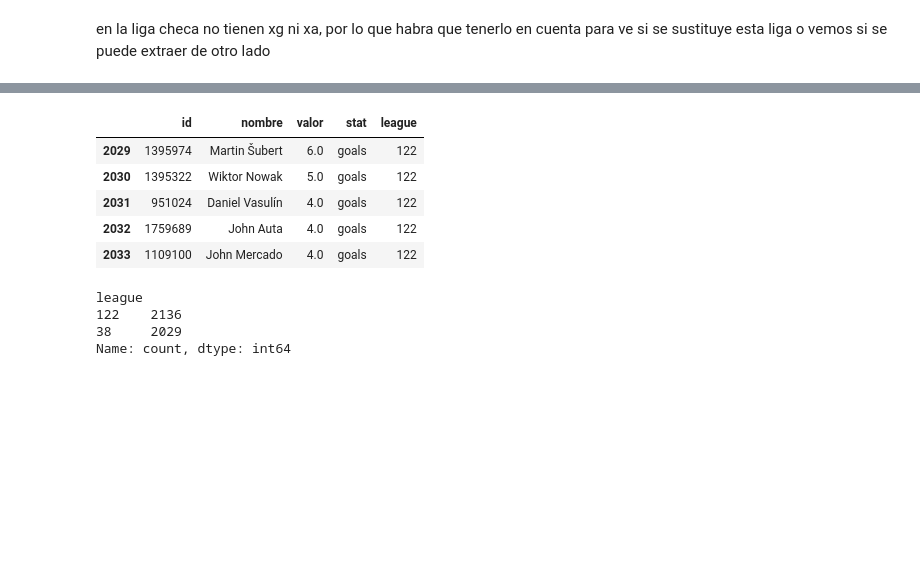
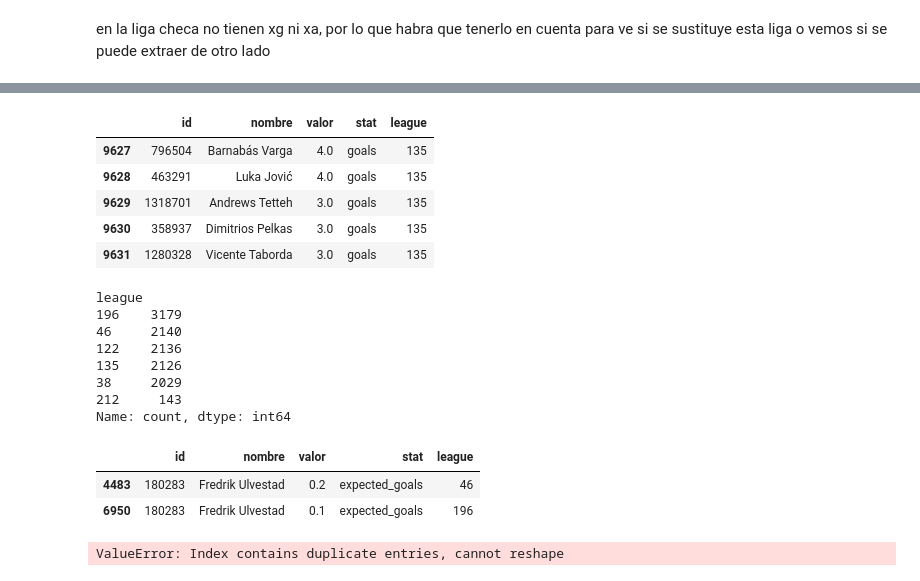
Before and after one commit to andres19197/Ghost-Scout, a Jupyter notebook: 02-GhostScout.ipynb, the cells around one changed output, grey strips where cells are left out. Saved outputs shown, nothing was run; the diff lists cells and outputs as text; code cells hidden in the pictures; blank space fills up the shorter version.

Commit message:
se agregan mas ligas y se avanza con la deduplicacion

```diff
--- a/02-GhostScout.ipynb
+++ b/02-GhostScout.ipynb
@@ -49,7 +75,11 @@ stat_name = ["goals", "goal_assist", "expected_goals", "expected_goalsontarget",
              , "accurate_long_balls", "poss_won_att_3rd", "defensive_contributions", "total_tackle", "interception",  "effective_clearance"]
 leagues = [
     {"id": 38, "season_id": 38611, "slug": "bundesliga-players"},
-    {"id": 122, "season_id": 38000, "slug": "1-liga-players"}
+    {"id": 122, "season_id": 38000, "slug": "1-liga-players"},
+    { "id": 46, "season_id": 35802, "slug": "superligaen-players"},
+    { "id": 212, "season_id": 38837, "slug": "nb-i-players"},
+    { "id": 196, "season_id": 37304, "slug": "ekstraklasa-player" },
+    { "id": 135, "season_id": 44734, "slug": "super-league-1-players" }
 ]
 build_id = "ZL64iOcIu6K0j4uv0G7J1"
 
@@ -125,19 +167,32 @@ en la liga checa no tienen xg ni xa, por lo que habra que tenerlo en cuenta para
 # %%
-df_datos_jugadores[df_datos_jugadores['league'] == 122].head()
+df_datos_jugadores[df_datos_jugadores['league'] == 135].head()
 # %% [output]
 |  | id | nombre | valor | stat | league |
-| 2029 | 1395974 | Martin Šubert | 6.0 | goals | 122 |
-| 2030 | 1395322 | Wiktor Nowak | 5.0 | goals | 122 |
-| 2031 | 951024 | Daniel Vasulín | 4.0 | goals | 122 |
-| 2032 | 1759689 | John Auta | 4.0 | goals | 122 |
-| 2033 | 1109100 | John Mercado | 4.0 | goals | 122 |
+| 9627 | 796504 | Barnabás Varga | 4.0 | goals | 135 |
+| 9628 | 463291 | Luka Jović | 4.0 | goals | 135 |
+| 9629 | 1318701 | Andrews Tetteh | 3.0 | goals | 135 |
+| 9630 | 358937 | Dimitrios Pelkas | 3.0 | goals | 135 |
+| 9631 | 1280328 | Vicente Taborda | 3.0 | goals | 135 |
 # %%
 df_datos_jugadores["league"].value_counts()
 # %% [output]
 league
+196    3179
+46     2140
 122    2136
+135    2126
 38     2029
+212     143
 Name: count, dtype: int64
+# %%
+duplicados = df_datos_jugadores[df_datos_jugadores.duplicated(subset=["id", "stat"], keep=False)]
+duplicados.sort_values(by=["id","stat"]).head(20)
+# %% [output]
+|  | id | nombre | valor | stat | league |
+| 4483 | 180283 | Fredrik Ulvestad | 0.2 | expected_goals | 46 |
+| 6950 | 180283 | Fredrik Ulvestad | 0.1 | expected_goals | 196 |
 # %%
 df_datos_jugadores_pivoted = df_datos_jugadores.pivot(index=['id', 'nombre'], columns='stat', values='valor').reset_index()
 df_datos_jugadores_pivoted.isnull().sum()
+# %% [output]
+ValueError: Index contains duplicate entries, cannot reshape
```
Also changed, not shown: parts of 7 cells of this notebook.
